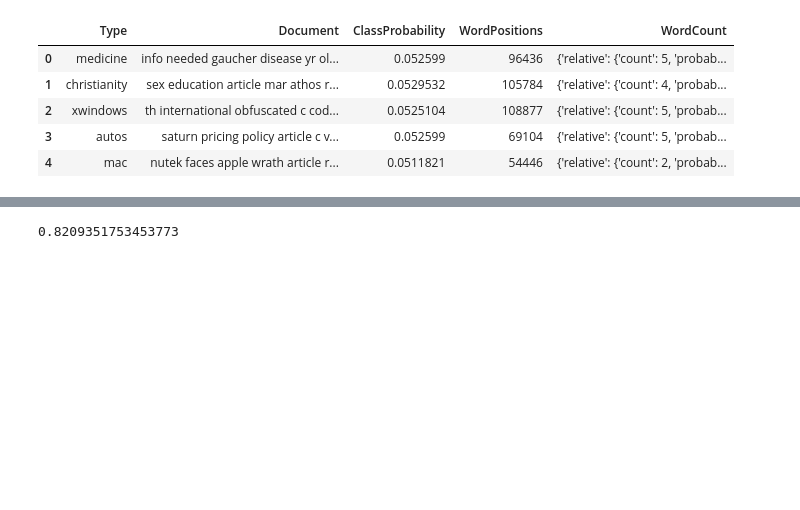
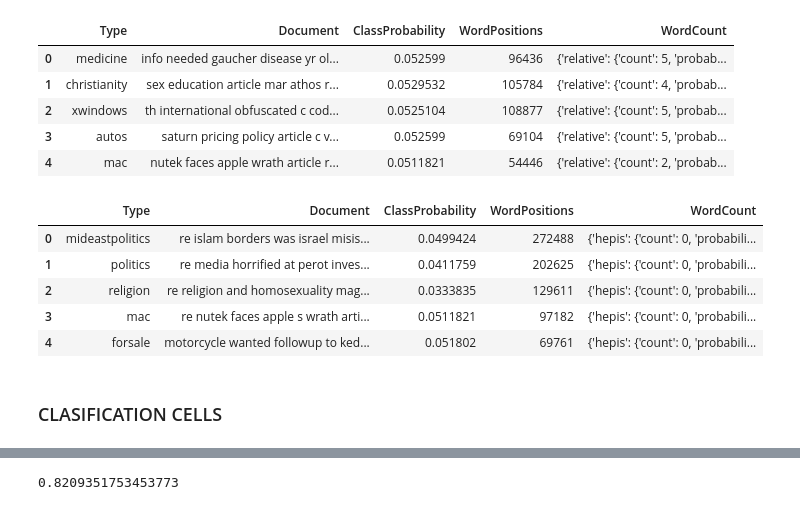
Before and after one commit to AllisonBolen/DocumentClassifier, a Jupyter notebook: StopFiles/ClassifyDict.ipynb, the cells around one changed output, grey strips where cells are left out. Drawn from its saved outputs; the diff is of its cells as text; code cells hidden in the pictures; blank space fills up the shorter version.

```diff
--- a/StopFiles/ClassifyDict.ipynb
+++ b/StopFiles/ClassifyDict.ipynb
@@ -30,5 +36,21 @@ def saveFrame(df, name):
 stop_dict = load_objects("./stopBigDict.pkl")
 stop_trained_frame = load_objects("./stop_training_data.pkl")
 stop_vocab = load_objects("./stop_vocabulary.pkl")
+
+# raw data
+raw_dict = load_objects("../RawFiles/rawBigDict.pkl")
+raw_trained_frame = load_objects("../RawFiles/raw_data_info_frame.pkl")
+raw_vocab = load_objects("../RawFiles/raw_vocabulary.pkl")
+
+# stem
+stem_dict = load_objects("../StemFiles/stemBigDict.pkl")
+stem_trained_frame = load_objects("../StemFiles/stem_training_data.pkl")
+stem_vocab = load_objects("../StemFiles/stem_vocabulary.pkl")
+
+# word len
+word_len_dict = load_objects("../WordLengthFiles/wordLenBigDict.pkl")
+word_len_trained_frame = load_objects("../WordLengthFiles/word_len_training_data.pkl")
+word_len_vocab = load_objects("../WordLengthFiles/word_len_vocabulary.pkl")
+
 # test data
 testFrame = pd.read_csv("../RawFiles/raw_test_data.csv", sep=",")
@@ -41,3 +81,14 @@ stop_trained_frame.head()
 | 2 | xwindows | th international obfuscated c cod... | 0.0525104 | 108877 | {'relative': {'count': 5, 'probab... |
 | 3 | autos | saturn pricing policy article c v... | 0.052599 | 69104 | {'relative': {'count': 5, 'probab... |
 | 4 | mac | nutek faces apple wrath article r... | 0.0511821 | 54446 | {'relative': {'count': 2, 'probab... |
+# %%
+raw_trained_frame.head()
+# %% [output]
+|  | Type | Document | ClassProbability | WordPositions | WordCount |
+| 0 | mideastpolitics | re islam borders was israel misis... | 0.0499424 | 272488 | {'hepis': {'count': 0, 'probabili... |
+| 1 | politics | re media horrified at perot inves... | 0.0411759 | 202625 | {'hepis': {'count': 0, 'probabili... |
+| 2 | religion | re religion and homosexuality mag... | 0.0333835 | 129611 | {'hepis': {'count': 0, 'probabili... |
+| 3 | mac | re nutek faces apple s wrath arti... | 0.0511821 | 97182 | {'hepis': {'count': 0, 'probabili... |
+| 4 | forsale | motorcycle wanted followup to ked... | 0.051802 | 69761 | {'hepis': {'count': 0, 'probabili... |
+# %% [markdown]
+### CLASIFICATION CELLS
```
Also changed, not shown: parts of 16 cells of this notebook, 17 other files.
